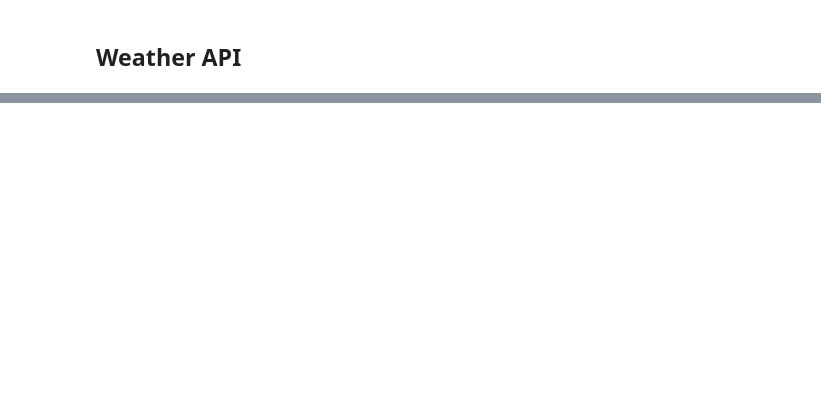
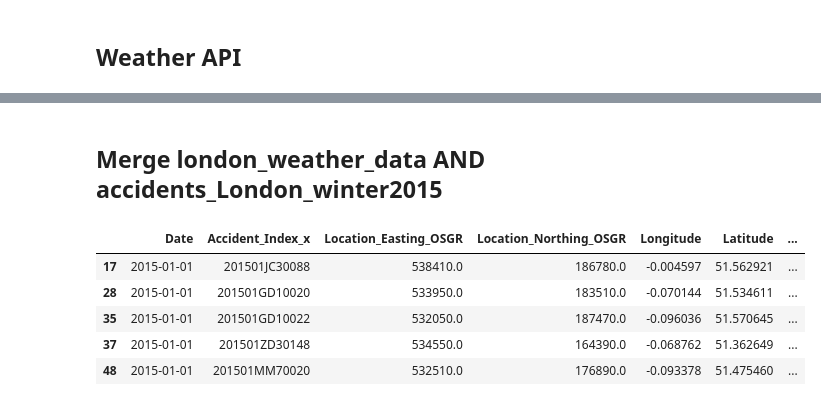
Before and after one commit to ersan-kucukoglu/accidents_python-project, a Jupyter notebook: code/data_manipulation.ipynb, the cells around one changed output, grey strips where cells are left out. Saved outputs shown, nothing was run; the diff lists cells and outputs as text; code cells hidden in the pictures; blank space fills up the shorter version.

```diff
--- a/code/weather_api_2.ipynb
+++ b/code/data_manipulation.ipynb
@@ -71,7 +70,7 @@ See the caveats in the documentation: https://pandas.pydata.org/pandas-docs/stab
 accidents_dec1.to_csv('01122015-07122015.csv')
 # %%
 #load all accidents tables with cities saved into one file
-accidents_withcities = pd.read_csv('/Users/sabina/Documents/2022/project/data/cities/winter2015withcities.csv',on_bad_lines='skip')
+accidents_withcities = pd.read_csv('/Users/ersankucukoglu/Desktop/Projects/accidents_python-project/data/winter2015withcities.csv',on_bad_lines='skip')
 # %%
 accidents_withcities.head(10)
 # %% [output]
@@ -141,0 +236,11 @@ accidents_London_winter2015.shape
+# %% [markdown]
+## Merge london_weather_data AND accidents_London_winter2015
+# %%
+accidents_London_winter2015.head()
+# %% [output]
+|  | Date | Accident_Index_x | Location_Easting_OSGR | Location_Northing_OSGR | Longitude | Latitude | ... |
+| 17 | 2015-01-01 | 201501JC30088 | 538410.0 | 186780.0 | -0.004597 | 51.562921 | ... |
+| 28 | 2015-01-01 | 201501GD10020 | 533950.0 | 183510.0 | -0.070144 | 51.534611 | ... |
+| 35 | 2015-01-01 | 201501GD10022 | 532050.0 | 187470.0 | -0.096036 | 51.570645 | ... |
+| 37 | 2015-01-01 | 201501ZD30148 | 534550.0 | 164390.0 | -0.068762 | 51.362649 | ... |
+| 48 | 2015-01-01 | 201501MM70020 | 532510.0 | 176890.0 | -0.093378 | 51.475460 | ... |
```
Also changed, not shown: parts of 20 cells of this notebook.
